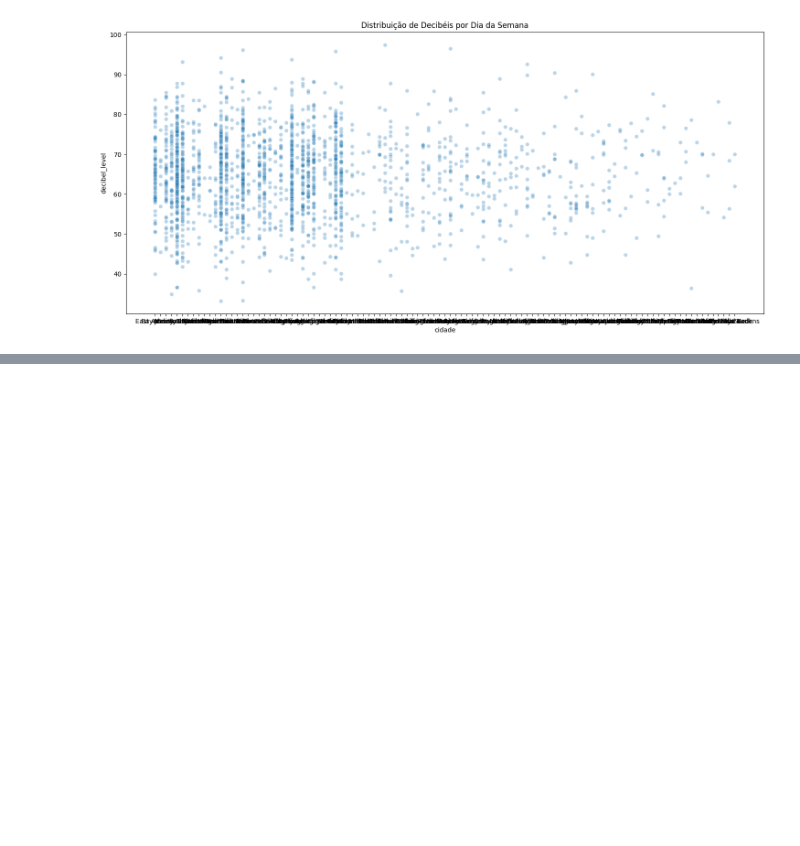
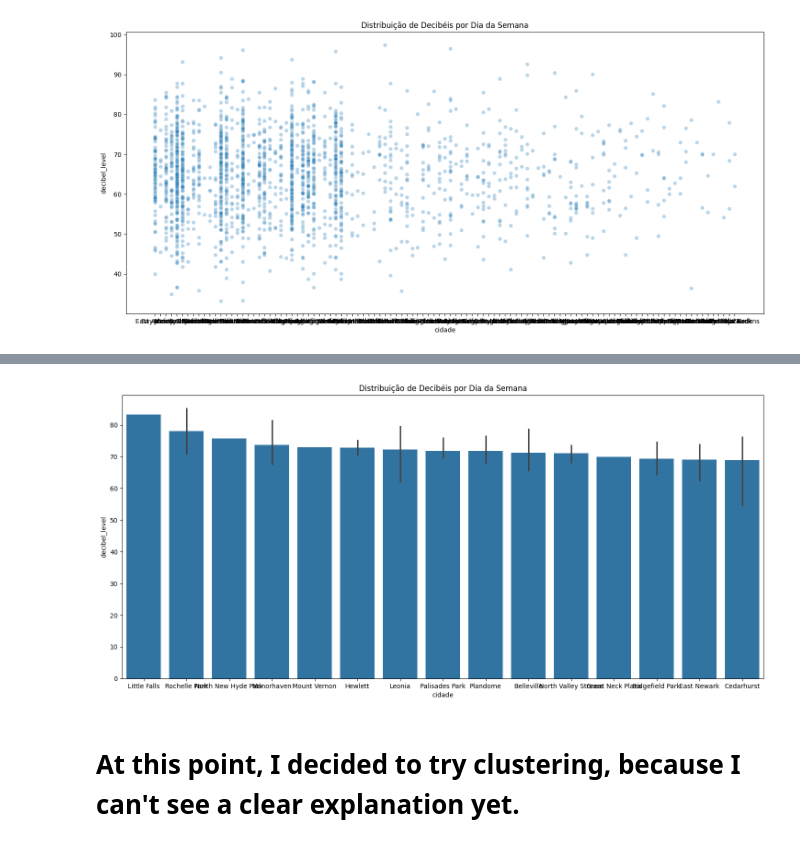
Before and after one commit to schusmeicer/kagle_urban_noise, a Jupyter notebook: Kaggle_urban_noise.ipynb, the cells around one changed output, grey strips where cells are left out. Cells and saved outputs as stored; diff of their text form; code cells hidden in the pictures; blank space fills up the shorter version.

```diff
--- a/Kaggle_urban_noise.ipynb
+++ b/Kaggle_urban_noise.ipynb
@@ -237,0 +249,11 @@ plt.show()
+# %%
+N = 15
+
+media_por_cidade = df.groupby('cidade')['decibel_level'].mean()
+
+top_N_cidades_lista = media_por_cidade.nlargest(N).index
+
+df_filtrado = df[df['cidade'].isin(top_N_cidades_lista)]
+
+df_filtrado['cidade'] = pd.Categorical(df_filtrado['cidade'], categories=top_N_cidades_lista, ordered=True)
+df_filtrado = df_filtrado.sort_values('cidade')
@@ -237,0 +266,10 @@ plt.show()
+# %%
+# Boxplot para 'day_of_week'
+plt.figure(figsize=(18, 8))
+sns.barplot(data=df_filtrado, x='cidade', y='decibel_level', alpha=1)
+plt.title('Distribuição de Decibéis por Dia da Semana')
+plt.show()
+# %% [output]
+[figure, added]
+# %% [markdown]
+# At this point, I decided to try clustering, because I can't see a clear explanation yet.
```
Also changed, not shown: parts of 39 cells of this notebook.
